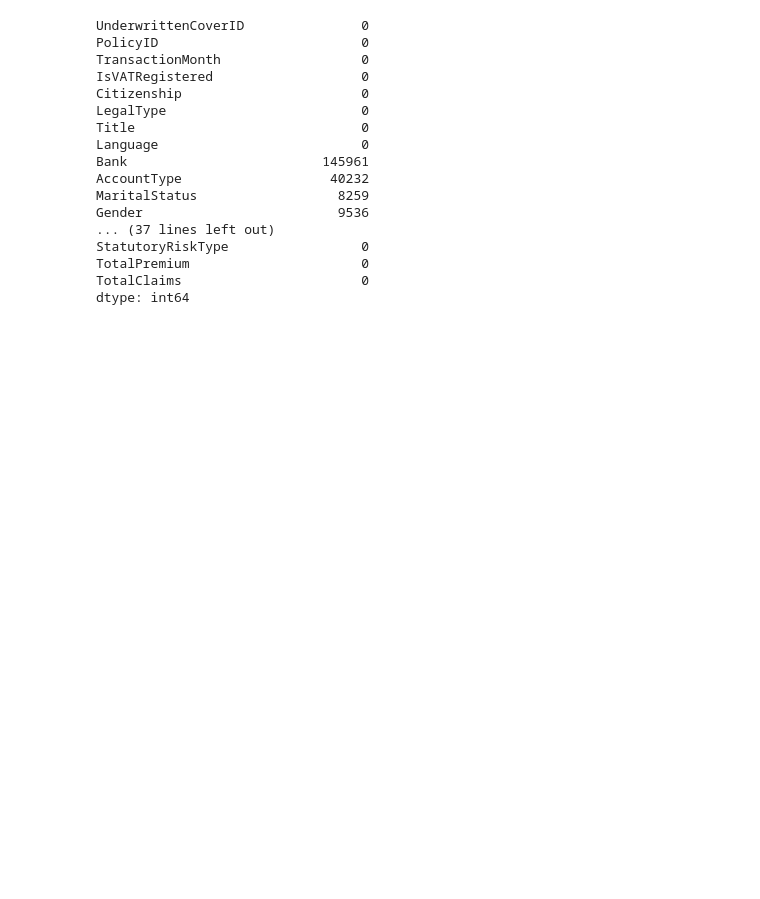
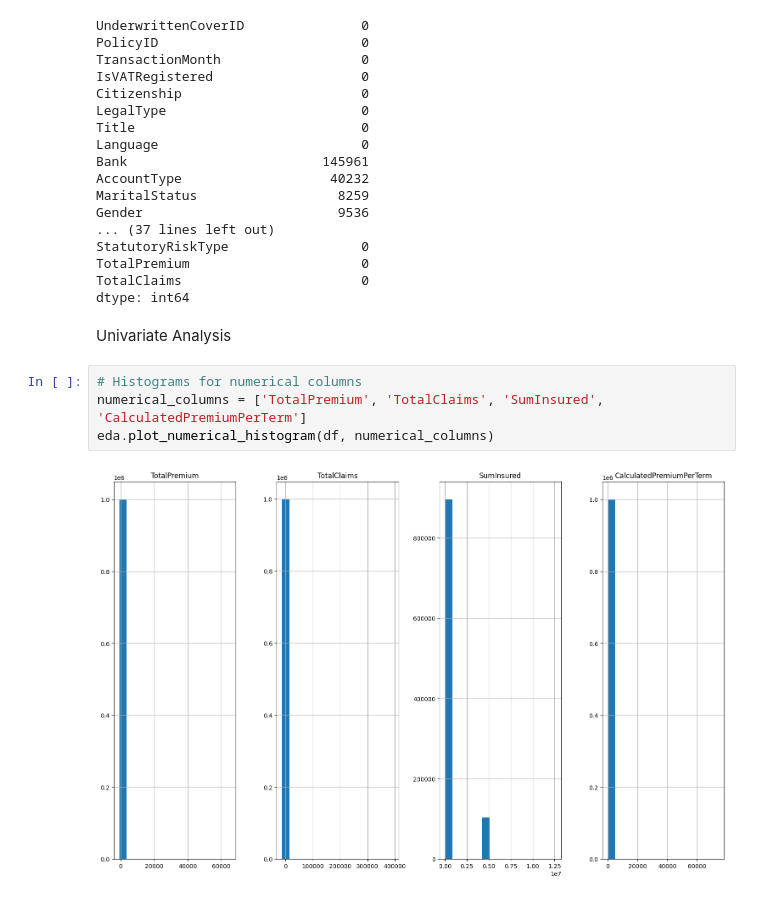
Before and after one commit to YonatanMoges/insurance-data-analysis, a Jupyter notebook: notebook/eda.ipynb, the cells around one changed output. Drawn from its saved outputs; the diff is of its cells as text; blank space fills up the shorter version.

Commit message:
Univariate Analysis

```diff
--- a/notebook/eda.ipynb
+++ b/notebook/eda.ipynb
@@ -104,3 +104,11 @@ StatutoryRiskType                 0
 TotalPremium                      0
 TotalClaims                       0
 dtype: int64
+# %% [markdown]
+Univariate Analysis
+# %%
+# Histograms for numerical columns
+numerical_columns = ['TotalPremium', 'TotalClaims', 'SumInsured', 'CalculatedPremiumPerTerm']
+eda.plot_numerical_histogram(df, numerical_columns)
+# %% [output]
+[figure, added]
```
Also changed, not shown: parts of 1 cell of this notebook, 1 other file.
